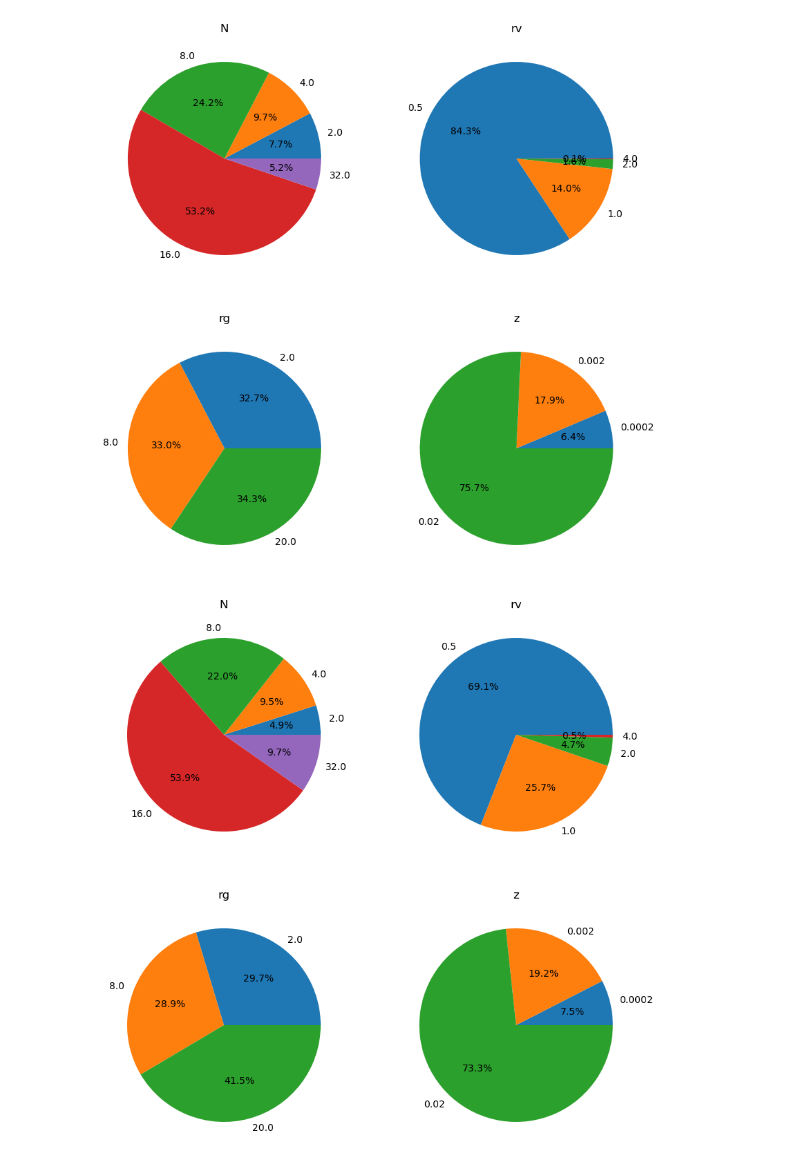
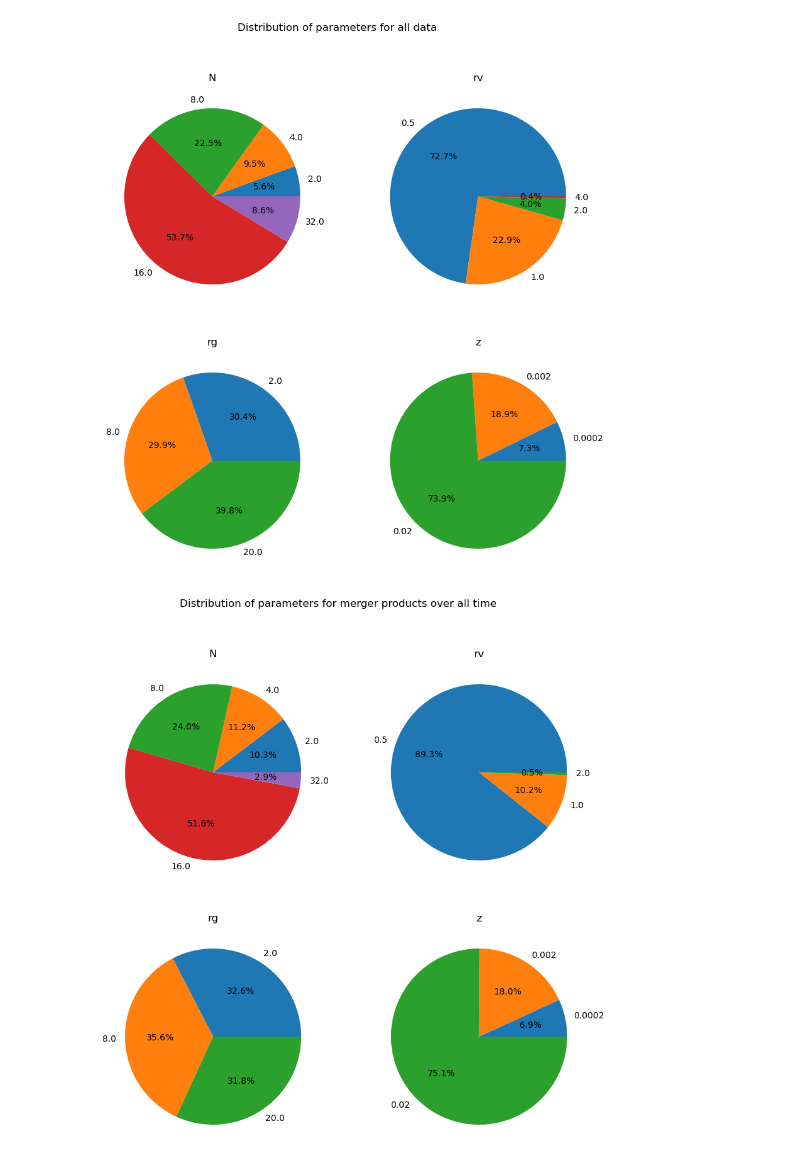
Before and after one commit to Stufffffs/CASSI_2024_code, a Jupyter notebook: collisions_processing.ipynb, the cells around one changed output. Drawn from its saved outputs; the diff is of its cells as text; code cells hidden in the pictures.

```diff
--- a/collisions_processing.ipynb
+++ b/collisions_processing.ipynb
@@ -18,7 +18,8 @@ import timeit
 # header = "#N,#rv,#rg,#z,#t_snapshot[myr],#M1[MSUN],#M2[MSUN],#k1,#k2,#id1,#id2,#sma[AU],#ecc,#bin_star_radius0[RSUN],#bin_star_radius1[RSUN],#snapshot, #roche_lobe1_calc[RSUN], #roche_lobe2_calc[RSUN],#radrol0,#radrol1"
 # %%
 data_path = 'data/updated_simulation_data'
-output_file_all = 'processed_data/collisions_GiantBH_data.csv'
+output_file_all_all = 'processed_data/collisions_all_data.csv'
+output_file_all = 'processed_data/allcollisions_GiantBH_data.csv'
 output_file_nocollision = 'processed_data/nocollision_GiantBH_data.csv'
 output_file_iscollision = 'processed_data/iscollision_GiantBH_data.csv'
 #header = "#N,#rv,#rg,#z,#t_snapshot[myr],#M1[MSUN],#M2[MSUN],#k1,#k2,#id1,#id2,#sma[AU],#ecc,#bin_star_radius0[RSUN],#bin_star_radius1[RSUN],#snapshot, #roche_lobe1_calc[RSUN], #roche_lobe2_calc[RSUN],#radrol0,#radrol1"
@@ -130,18 +112,0 @@ for folder in os.listdir(data_path):
-# %%
-id_merger = np.array(all_coll)[::,6].astype(float)
-
-# Load the CSV file into a numpy array
-data = np.loadtxt(output_file_all, delimiter=',', dtype=str, skiprows=1)
-
-id_Giants = data[:, 10].astype(float)
-
-# Check not merger product
-check_notmerger = np.invert(np.isin(id_Giants, id_merger))
-
-events_GiantBH = np.array(data)[check_notmerger]
-
-
-# Check  merger product
-check_ismerger = np.isin(id_Giants, id_merger)
-
-events_idmergerGiantBH = np.array(data)[check_ismerger]
@@ -186,9 +924,23 @@ def normalize(numbers):
     normalized_numbers = [(num) / (np.sum(numbers)) for num in numbers]
     return normalized_numbers
 # %%
+# Load the CSV file into a numpy array
+data_iscollision = np.loadtxt(output_file_iscollision, delimiter=',', dtype=str, skiprows=1)
+data_nocollision = np.loadtxt(output_file_nocollision, delimiter=',', dtype=str, skiprows=1)
+data_all = np.loadtxt(output_file_all, delimiter=',', dtype=str, skiprows=1)
 
-datasets = [events_idmergerGiantBH, events_GiantBH, events_idmergerGiantBH_old, events_GiantBH_old]
-titles = ["merger products over all time", "not mergers over all time", "merger products ($>9$ Gyr)", "old not merger ($>9$ Gyr)"]
+# Check age
+check_old = np.array(data_iscollision[:, 4], dtype=float) > 9e3
+data_iscollision_old = data_iscollision[check_old]
+check_old = np.array(data_nocollision[:, 4], dtype=float) > 9e3
+data_nocollision_old = data_nocollision[check_old]
+check_old = np.array(data_all[:, 4], dtype=float) > 9e3
+data_all_old = data_all[check_old]
+
+
+
+datasets = [data_all, data_iscollision, data_nocollision, data_all_old, data_iscollision_old, data_nocollision_old]
+titles = ["all data", "merger products over all time", "not mergers over all time", "all data ($>9$ Gyr)", "merger products ($>9$ Gyr)", "old not merger ($>9$ Gyr)"]
 
 for dataset, title in zip(datasets, titles):
     Ns = dataset[::, 0].astype(float)
@@ -271,35 +1025,37 @@ for dataset, title in zip(datasets, titles):
 # %%
 
-datasets = [events_idmergerGiantBH, events_GiantBH, events_idmergerGiantBH_old, events_GiantBH_old]
-titles = ["merger products over all time", "not merger products over all time", "merger products ($>9$ Gyr)", "old not merger products ($>9$ Gyr)"]
+datasets = [data_all, data_iscollision, data_nocollision, data_all_old, data_iscollision_old, data_nocollision_old]
+titles = ["all data", "merger products over all time", "not mergers over all time", "all data ($>9$ Gyr)", "merger products ($>9$ Gyr)", "old not merger ($>9$ Gyr)"]
 
 for dataset, title in zip(datasets, titles):
     Ns = dataset[::, 0].astype(float)
     rvs = dataset[::, 1].astype(float)
     rgs = dataset[::, 2].astype(float)
     zs = dataset[::, 3].astype(float)
 
     fig, ax = plt.subplots(2, 2, figsize=(10, 10))
 
     #ax[0, 0].hist(Ns, bins=20, color='b', alpha=0.7)
     unique, counts = np.unique(Ns, return_counts=True)
     ax[0, 0].pie(counts, labels=unique, autopct='%1.1f%%')
     ax[0, 0].set_title('N')
 
     #ax[0, 1].hist(rvs, bins=20, color='b', alpha=0.7)
     unique, counts = np.unique(rvs, return_counts=True)
     ax[0, 1].pie(counts, labels=unique, autopct='%1.1f%%')
     ax[0, 1].set_title('rv')
 
     #ax[1, 0].hist(rgs, bins=20, color='b', alpha=0.7)
     unique, counts = np.unique(rgs, return_counts=True)
     ax[1, 0].pie(counts, labels=unique, autopct='%1.1f%%')
     ax[1, 0].set_title('rg')
 
     #ax[1, 1].hist(zs, bins=20, color='b', alpha=0.7)
     unique, counts = np.unique(zs, return_counts=True)
     ax[1, 1].pie(counts, labels=unique, autopct='%1.1f%%')
     ax[1, 1].set_title('z')
+
+    fig.suptitle(f"Distribution of parameters for {title}")
 # %% [output]
-[figure, old version]
+[figure, new version]
-[figure, old version]
+[figure, new version]
```
Also changed, not shown: parts of 39 cells of this notebook, 8 other files.
